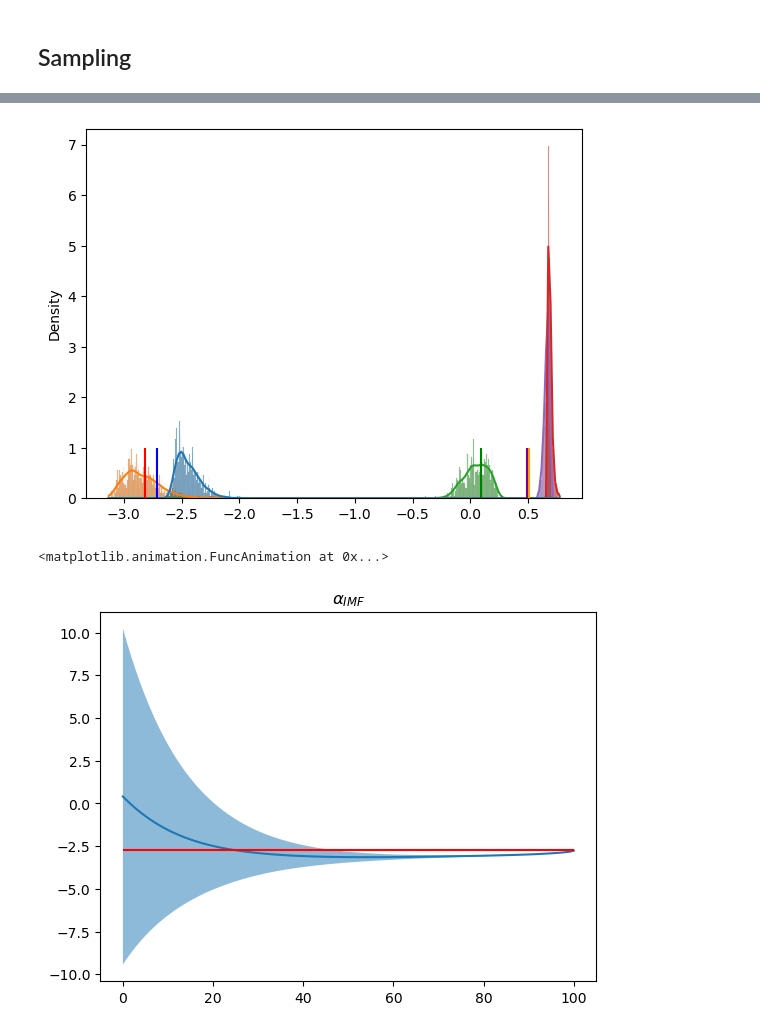
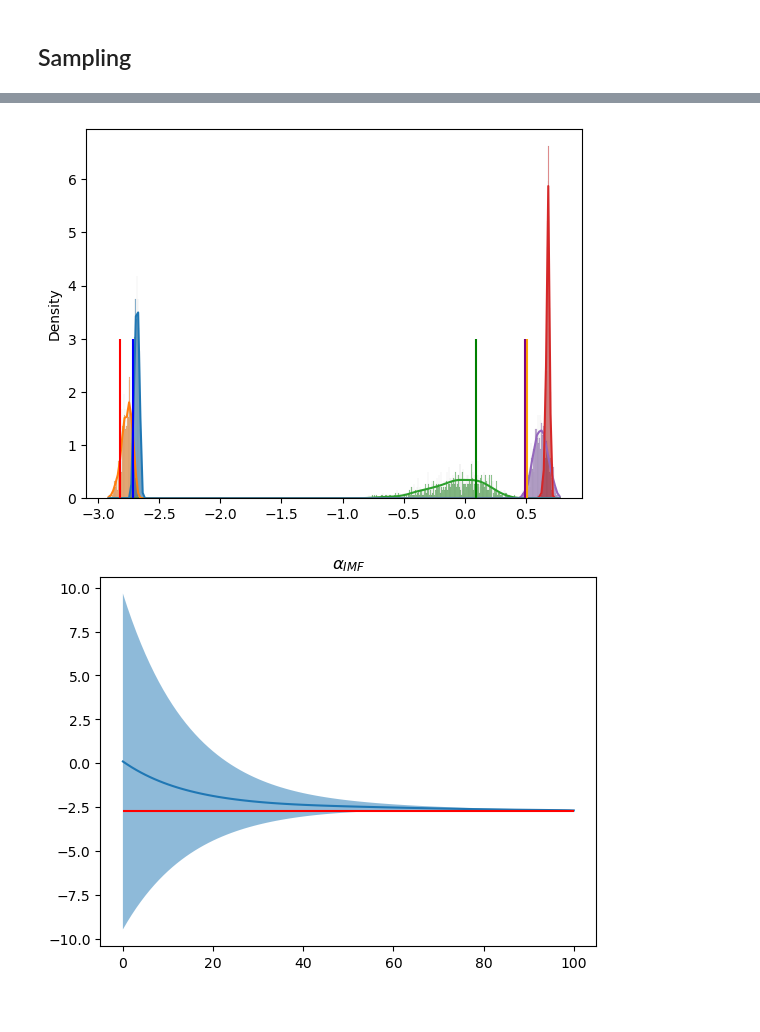
Before and after one commit to bGuenes/sbi_model_comparison, a Jupyter notebook: test.ipynb, the cells around one changed output, grey strips where cells are left out. Saved outputs shown, nothing was run; the diff lists cells and outputs as text; code cells hidden in the pictures.

```diff
--- a/test.ipynb
+++ b/test.ipynb
@@ -83,7 +91,7 @@ val_data = torch.cat((val_x, val_y), 1)
 #T = 20
 #t = torch.linspace(0, 1, T)
 
-model = ModelTransfuser(train_data.shape[1])
+model = ModelTransfuser(val_data.shape[1])
 model = model.load('data/models/ModelTransfuser_best.pickle')
 device = "cuda:1"
 # %% [markdown]
@@ -150,10 +156,10 @@ tensor([-2.7104, -2.8187,  0.0938,  0.5076,  0.4899,  4.5705, -0.1091, -0.2205,
 # %%
 sns.histplot(p[0,:,:5].detach().numpy(), bins=1000, kde=True,color=['blue','red','green','orange','purple'], legend=False, stat='density')
-plt.vlines(val_data[0,:5], 0, 1, color=['blue','red','green','orange','purple'])
+plt.vlines(val_data[0,:5], 0, 3, color=['blue','red','green','orange','purple'])
 #plt.vlines(val_data[1,0], 0, 10, color='red')
 plt.show()
 # %% [output]
-[figure, old version]
+[figure, new version]
 # %%
 plt.rcParams["animation.html"] = "jshtml"
 #plt.rcParams['figure.dpi'] = 150
@@ -182,8 +188,6 @@ writer = matplotlib.animation.PillowWriter(fps=20,
 ani.save('../plots/theta_to_noise.gif', writer=writer)
 """
 matplotlib.animation.FuncAnimation(fig, animate, frames=model.timesteps)
-# %% [output]
-<matplotlib.animation.FuncAnimation at 0x...>
 # %%
 x = np.arange(0,model.timesteps+1)
 y = model.x_t[0,:,:,0].detach().numpy().mean(axis=1)
@@ -195,7 +199,7 @@ plt.hlines(val_data[0,0], 0, model.timesteps, color='red')
 plt.title(r"$\alpha_{IMF}$")
 plt.show()
 # %% [output]
-[figure, old version]
+[figure, new version]
 # %%
 x = np.arange(0,model.timesteps+1)
 y = model.x_t[0,:,:,1].detach().numpy().mean(axis=1)
```
Also changed, not shown: parts of 9 cells of this notebook, 2 other files.
